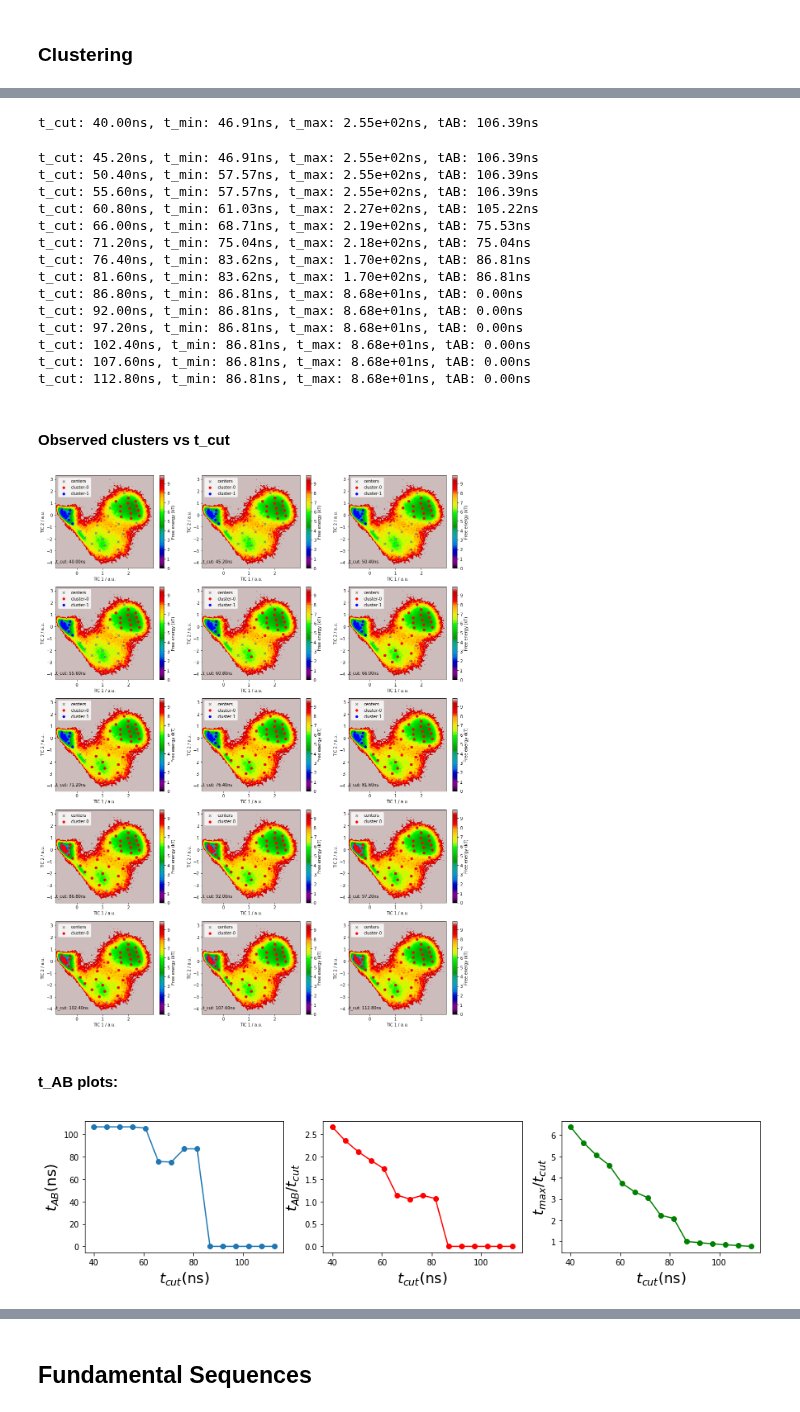
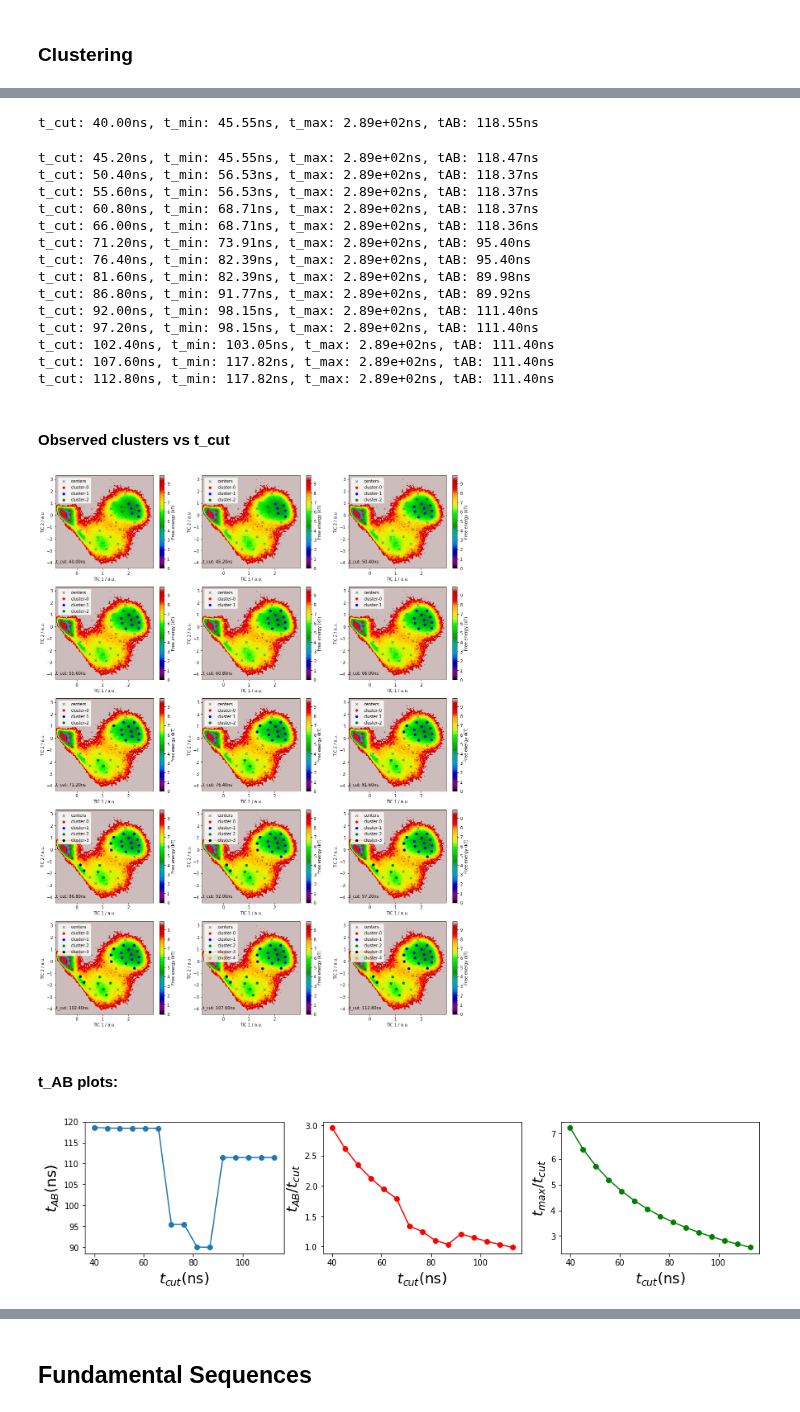
Before and after one commit to choderalab/msm-mfpt, a Jupyter notebook: models/Chignoling_FS_after_clustering.ipynb, the cells around one changed output, grey strips where cells are left out. Drawn from its saved outputs; the diff is of its cells as text; code cells hidden in the pictures.

```diff
--- a/models/Chignoling_FS_after_clustering.ipynb
+++ b/models/Chignoling_FS_after_clustering.ipynb
@@ -109,8 +109,8 @@ def confindence_interval_cdf(populations, totCounts, conf_interval=0.95, n_sampl
 
 We create a feature reader to obtain minimal distances between all residues which are not close neighbours. Feel free to map these distances to binary contacts or use inverse minimal residue distances instead. These coices usually work quite well.
 # %%
-traj_files = [f for f in sorted(glob('../../PathAnalysisShawProteins/CLN025-0-protein/CLN025-0-protein-*.dcd'))]
-pdb_file = '../../PathAnalysisShawProteins/CLN025-0-protein/chig_pdb_166.pdb'
+traj_files = [f for f in sorted(glob('../../../DESHAWTRAJS/CLN025-0-protein/CLN025-0-protein-*.dcd'))]
+pdb_file = '../../../DESHAWTRAJS/CLN025-0-protein/chig_pdb_166.pdb'
 
 features = pyemma.coordinates.featurizer(pdb_file)
 features.add_residue_mindist()
@@ -204,6 +211,7 @@ for k, index in enumerate(lag_index):
     fig = plt.figure(figsize=(6*fig_n_cols, 4.8*fig_n_rows))
 
     printmd("#### t_values:")
+    ini_clusters=None
     for ii, t_cut in enumerate(t_cut_values):
 
         big_clusters=[]
@@ -211,6 +219,7 @@ for k, index in enumerate(lag_index):
 
         # clustering
         clusters, t_min, t_max, clustered_tmatrix = kinetic_clustering_from_tmatrix(K, t_cut=t_cut, verbose=False)
+        clusters, t_min, t_max = kinetic_clustering2_from_tmatrix(K, t_cut=t_cut, verbose=False, ini_clusters=ini_clusters)
 
         t_min_list.append(t_min)
         t_max_list.append(t_max)
@@ -237,48 +246,51 @@ for k, index in enumerate(lag_index):
         plt.subplot(fig_n_rows, fig_n_cols, ii+1)
         pyemma.plots.plot_free_energy(*tica.T)
         plt.scatter(*cluster.clustercenters.T, marker='x', c='grey', s=30, label='centers')
         plt.annotate("t_cut: {:.2f}ns".format(t_cut*dt), xy=(-0.8,-4))
 
         colors = ['red','blue','green','black','orange']
 
         for i, cluster_i in enumerate(big_clusters):
             cluster_i_tica_xy = []
             for index in cluster_i:
                 cluster_i_tica_xy.append(cluster.clustercenters[index])
             cluster_i_tica_xy = np.array(cluster_i_tica_xy)
             plt.scatter(*cluster_i_tica_xy.T, marker='o', c=colors[i], s=30, label='cluster-'+str(i))
 
         plt.legend(loc='upper left')
         plt.xlabel('TIC 1 / a.u.')
         plt.ylabel('TIC 2 / a.u.')
+
+        ini_clusters = clusters
+
     printmd("#### Observed clusters vs t_cut")
     plt.show()
 
     printmd("#### t_AB plots:")
     plot_t_AB(t_cut_values, t_min_list, t_max_list, t_AB_list)
 
 #     printmd("#### RMSD of the Macrostates:")
 #     plot_rmsd_histogram_clusters(t_cut_values, big_clusters_list, rmsd, dt, dtrajs=cluster.dtrajs)
 # %% [output]
 ### Lag-time: 0.2ns
 #### t_values:
-t_cut: 40.00ns, t_min: 46.91ns, t_max: 2.55e+02ns, tAB: 106.39ns
+t_cut: 40.00ns, t_min: 45.55ns, t_max: 2.89e+02ns, tAB: 118.55ns
-t_cut: 45.20ns, t_min: 46.91ns, t_max: 2.55e+02ns, tAB: 106.39ns
-t_cut: 50.40ns, t_min: 57.57ns, t_max: 2.55e+02ns, tAB: 106.39ns
-t_cut: 55.60ns, t_min: 57.57ns, t_max: 2.55e+02ns, tAB: 106.39ns
-t_cut: 60.80ns, t_min: 61.03ns, t_max: 2.27e+02ns, tAB: 105.22ns
-t_cut: 66.00ns, t_min: 68.71ns, t_max: 2.19e+02ns, tAB: 75.53ns
-t_cut: 71.20ns, t_min: 75.04ns, t_max: 2.18e+02ns, tAB: 75.04ns
-t_cut: 76.40ns, t_min: 83.62ns, t_max: 1.70e+02ns, tAB: 86.81ns
-t_cut: 81.60ns, t_min: 83.62ns, t_max: 1.70e+02ns, tAB: 86.81ns
-t_cut: 86.80ns, t_min: 86.81ns, t_max: 8.68e+01ns, tAB: 0.00ns
-t_cut: 92.00ns, t_min: 86.81ns, t_max: 8.68e+01ns, tAB: 0.00ns
-t_cut: 97.20ns, t_min: 86.81ns, t_max: 8.68e+01ns, tAB: 0.00ns
-t_cut: 102.40ns, t_min: 86.81ns, t_max: 8.68e+01ns, tAB: 0.00ns
-t_cut: 107.60ns, t_min: 86.81ns, t_max: 8.68e+01ns, tAB: 0.00ns
-t_cut: 112.80ns, t_min: 86.81ns, t_max: 8.68e+01ns, tAB: 0.00ns
+t_cut: 45.20ns, t_min: 45.55ns, t_max: 2.89e+02ns, tAB: 118.47ns
+t_cut: 50.40ns, t_min: 56.53ns, t_max: 2.89e+02ns, tAB: 118.37ns
+t_cut: 55.60ns, t_min: 56.53ns, t_max: 2.89e+02ns, tAB: 118.37ns
+t_cut: 60.80ns, t_min: 68.71ns, t_max: 2.89e+02ns, tAB: 118.37ns
+t_cut: 66.00ns, t_min: 68.71ns, t_max: 2.89e+02ns, tAB: 118.36ns
+t_cut: 71.20ns, t_min: 73.91ns, t_max: 2.89e+02ns, tAB: 95.40ns
+t_cut: 76.40ns, t_min: 82.39ns, t_max: 2.89e+02ns, tAB: 95.40ns
+t_cut: 81.60ns, t_min: 82.39ns, t_max: 2.89e+02ns, tAB: 89.98ns
+t_cut: 86.80ns, t_min: 91.77ns, t_max: 2.89e+02ns, tAB: 89.92ns
+t_cut: 92.00ns, t_min: 98.15ns, t_max: 2.89e+02ns, tAB: 111.40ns
+t_cut: 97.20ns, t_min: 98.15ns, t_max: 2.89e+02ns, tAB: 111.40ns
+t_cut: 102.40ns, t_min: 103.05ns, t_max: 2.89e+02ns, tAB: 111.40ns
+t_cut: 107.60ns, t_min: 117.82ns, t_max: 2.89e+02ns, tAB: 111.40ns
+t_cut: 112.80ns, t_min: 117.82ns, t_max: 2.89e+02ns, tAB: 111.40ns
 #### Observed clusters vs t_cut
-[figure, old version]
+[figure, new version]
 #### t_AB plots:
-[figure, old version]
+[figure, new version]
 # %% [markdown]
```
Also changed, not shown: parts of 6 cells of this notebook.
